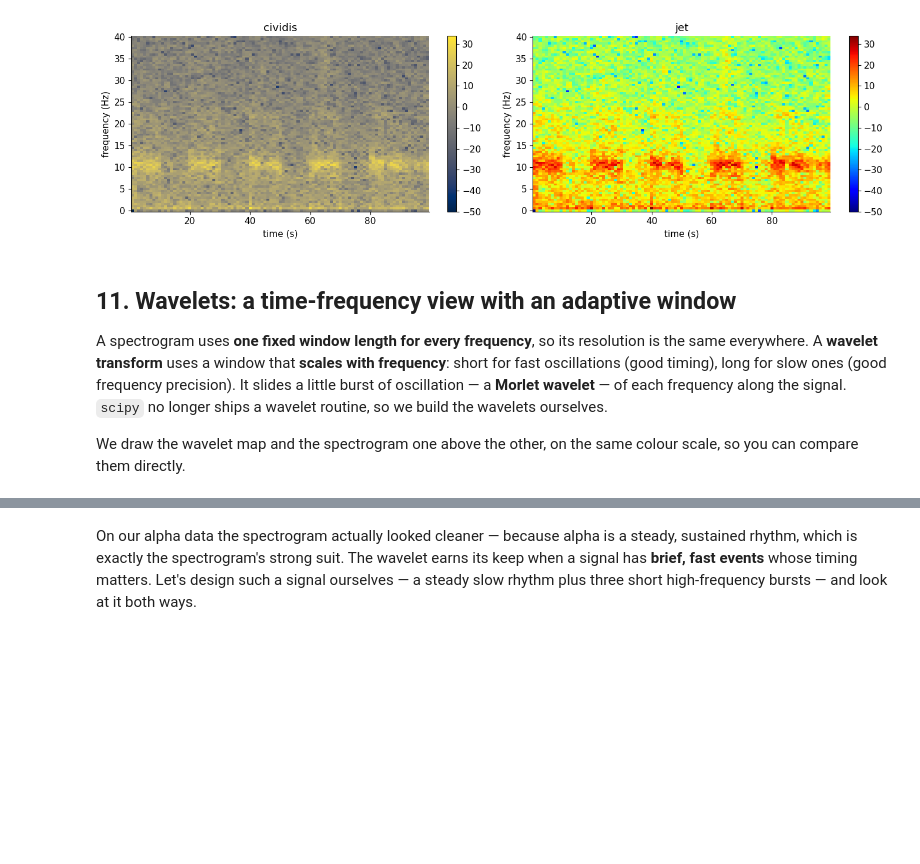
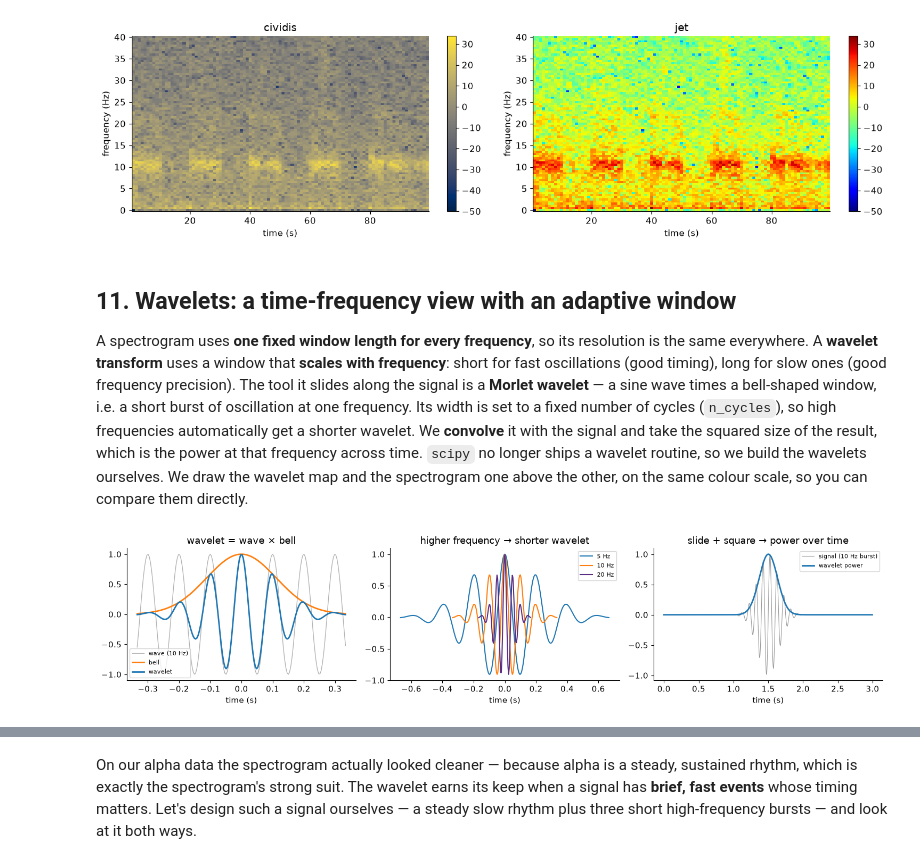
Before and after one commit to gmatteuc/QMN_course_2026, a Jupyter notebook: notebooks/13_fourier_TA.ipynb, the cells around one changed output, grey strips where cells are left out. Drawn from its saved outputs; the diff is of its cells as text; code cells hidden in the pictures; blank space fills up the shorter version.

```diff
--- a/notebooks/13_fourier_TA.ipynb
+++ b/notebooks/13_fourier_TA.ipynb
@@ -459,12 +489,44 @@ plt.tight_layout(); plt.show()
 ## 11. Wavelets: a time-frequency view with an adaptive window
 A spectrogram uses **one fixed window length for every frequency**, so its resolution is the same
 everywhere. A **wavelet transform** uses a window that **scales with frequency**: short for fast
-oscillations (good timing), long for slow ones (good frequency precision). It slides a little burst
-of oscillation — a **Morlet wavelet** — of each frequency along the signal. `scipy` no longer ships
-a wavelet routine, so we build the wavelets ourselves.
-
+oscillations (good timing), long for slow ones (good frequency precision). The tool it slides along the signal is a **Morlet wavelet** — a sine wave times a bell-shaped window, i.e. a short burst of oscillation at one frequency. Its width is set to a fixed number of cycles (`n_cycles`), so high frequencies automatically get a shorter wavelet. We **convolve** it with the signal and take the squared size of the result, which is the power at that frequency across time. `scipy` no longer ships a wavelet routine, so we build the wavelets ourselves.
 We draw the wavelet map and the spectrogram one above the other, on the same colour scale, so you
 can compare them directly.
+# %%
+# --- a look at the wavelet itself, before we use it ---
+def make_wavelet(f, fs, n_cycles=7):
+    width = n_cycles / (2 * np.pi * f)
+    tw   = np.arange(-3 * width, 3 * width, 1 / fs)
+    return tw, np.exp(2j * np.pi * f * tw), np.exp(-tw ** 2 / (2 * width ** 2))
+
+fig, axes = plt.subplots(1, 3, figsize=(15, 3.5))
+
+# 1) a wavelet is a wave times a bell-shaped window
+tw, oscillation, bell = make_wavelet(10, sampling_rate)
+axes[0].plot(tw, oscillation.real, color="0.7", lw=1, label="wave (10 Hz)")
+axes[0].plot(tw, bell, color="C1", lw=2, label="bell")
+axes[0].plot(tw, (oscillation * bell).real, color="C0", lw=2, label="wavelet")
+axes[0].set_title("wavelet = wave × bell"); axes[0].set_xlabel("time (s)"); axes[0].legend(fontsize=8)
+
+# 2) same number of cycles -> higher frequency means a shorter wavelet
+for f, c in [(5, "C0"), (10, "C1"), (20, "C2")]:
+    tw, oscillation, bell = make_wavelet(f, sampling_rate)
+    axes[1].plot(tw, (oscillation * bell).real, color=c, label=f"{f} Hz")
+axes[1].set_title("higher frequency → shorter wavelet"); axes[1].set_xlabel("time (s)"); axes[1].legend(fontsize=8)
+
+# 3) slide it along a signal and square -> power over time
+t_demo = np.arange(0, 3, 1 / sampling_rate)
+burst  = np.sin(2 * np.pi * 10 * t_demo) * np.exp(-((t_demo - 1.5) ** 2) / (2 * 0.15 ** 2))
+tw, oscillation, bell = make_wavelet(10, sampling_rate)
+wavelet = (oscillation * bell); wavelet = wavelet / np.sqrt(np.sum(np.abs(wavelet) ** 2))
+power_over_time = np.abs(np.convolve(burst, wavelet, mode="same")) ** 2
+axes[2].plot(t_demo, burst, color="0.6", lw=0.8, label="signal (10 Hz burst)")
+axes[2].plot(t_demo, power_over_time / power_over_time.max(), color="C0", lw=2, label="wavelet power")
+axes[2].set_title("slide + square → power over time"); axes[2].set_xlabel("time (s)"); axes[2].legend(fontsize=8)
+
+plt.tight_layout(); plt.show()
+# %% [output]
+[figure, added]
 # %%
 def morlet_power(signal, freqs, fs, n_cycles=7):
     # For each frequency we build a small "Morlet wavelet" — a short burst of oscillation
```
Also changed, not shown: parts of 18 cells of this notebook, 1 other file.
